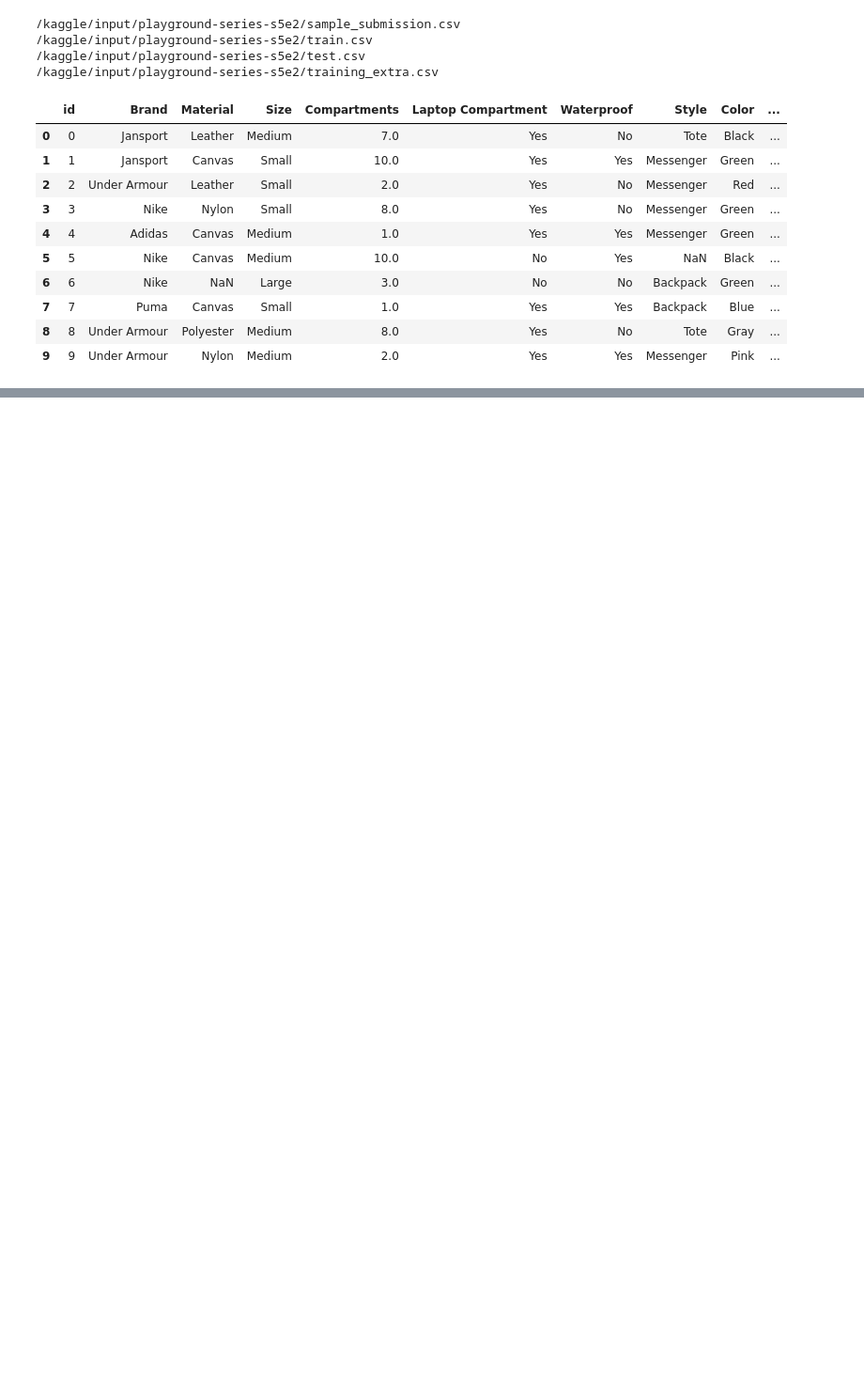
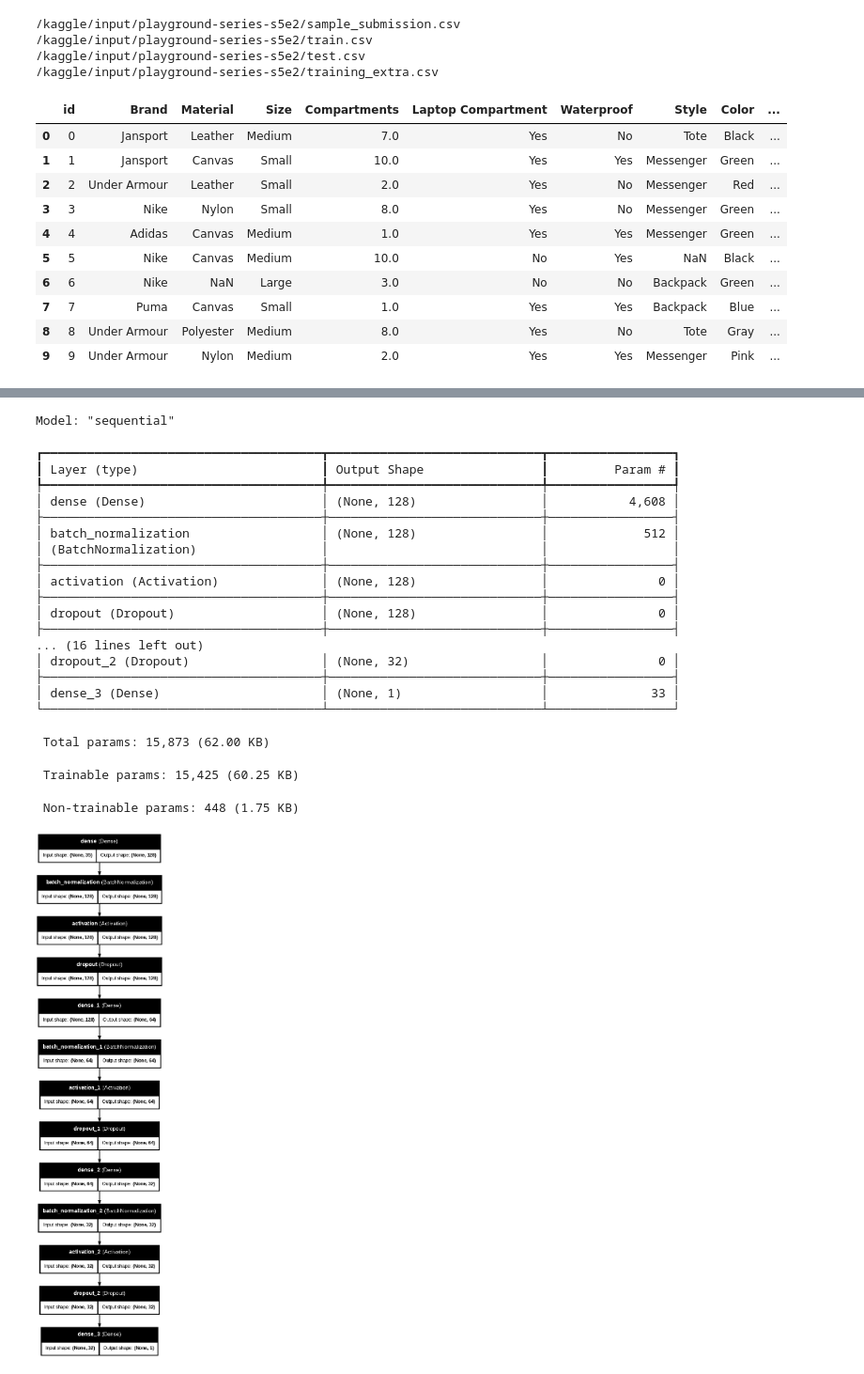
Before and after one commit to jeyavigneshr/Kaggle, a Jupyter notebook: bag_prices.ipynb, the cells around one changed output, grey strips where cells are left out. Shown at 94% size. Drawn from its saved outputs; the diff is of its cells as text; code cells hidden in the pictures; blank space fills up the shorter version.

Commit message:
Kaggle Notebook | bag_prices | Version 6

```diff
--- a/bag_prices.ipynb
+++ b/bag_prices.ipynb
@@ -166,0 +170,2 @@ print(categorical_columns)
+# %%
+test_data = pd.read_csv("/kaggle/input/playground-series-s5e2/test.csv")
@@ -197,3 +225,5 @@ def apply_imputation(X_train, X_test, numeric_columns, categorical_columns, impu
         X_test_imputed[categorical_columns] = X_test[categorical_columns].fillna('Missing')
 
     return X_train_imputed, X_test_imputed
+# %%
+X_train_imputed, X_test_imputed, test_data_imputed = apply_imputation_with_test(X_train, X_test, test_data, numeric_columns, categorical_columns, imputer)
@@ -199,0 +253,15 @@ def apply_imputation(X_train, X_test, numeric_columns, categorical_columns, impu
+# %%
+scaler = StandardScaler()
+X_train_num = scaler.fit_transform(X_train_imputed[numeric_columns])
+
+X_test_num = scaler.fit_transform(X_test_imputed[numeric_columns])
+test_data_num = scaler.fit_transform(test_data_imputed[numeric_columns])
+# y_train_num = scaler.fit_transform(y_train_imputed[numeric_columns])
+
+# y_test_num = scaler.fit_transform(y_test_imputed[numeric_columns])
+# %%
+X_train_processed = np.hstack([X_train_num, X_train_cat])
+X_test_processed = np.hstack([X_test_num, X_test_cat])
+test_data_processed = np.hstack([test_data_num, test_data_cat])
+# y_train_processed = np.hstack([y_train_num, y_train_cat])
+# y_test_processed = np.hstack([y_test_num, y_test_cat])
@@ -199,0 +356,50 @@ def apply_imputation(X_train, X_test, numeric_columns, categorical_columns, impu
+# %%
+# DNN model
+model = Sequential([
+    Input(shape=(X_train_processed.shape[1],)),
+    Dense(128, kernel_regularizer=l2(0.0001)),
+    BatchNormalization(),
+    Activation('relu'),
+    Dropout(0.2),
+
+    Dense(64, kernel_regularizer=l2(0.0001)),
+    BatchNormalization(),
+    Activation('relu'),
+    Dropout(0.2),
+
+    Dense(32, kernel_regularizer=l2(0.0001)),
+    BatchNormalization(),
+    Activation('relu'),
+    Dropout(0.2),
+    Dense(1)
+])
+
+# Compile the model
+model.compile(optimizer='adam', loss='mean_squared_error', metrics=[RootMeanSquaredError()])
+
+# Show the model summary
+model.summary()
+plot_model(model, to_file='model_structure.png', show_shapes=True, show_layer_names=True, dpi=65)
+# %% [output]
+Model: "sequential"
+┏━━━━━━━━━━━━━━━━━━━━━━━━━━━━━━━━━━━━━━┳━━━━━━━━━━━━━━━━━━━━━━━━━━━━━┳━━━━━━━━━━━━━━━━━┓
+┃ Layer (type)                         ┃ Output Shape                ┃         Param # ┃
+┡━━━━━━━━━━━━━━━━━━━━━━━━━━━━━━━━━━━━━━╇━━━━━━━━━━━━━━━━━━━━━━━━━━━━━╇━━━━━━━━━━━━━━━━━┩
+│ dense (Dense)                        │ (None, 128)                 │           4,608 │
+├──────────────────────────────────────┼─────────────────────────────┼─────────────────┤
+│ batch_normalization                  │ (None, 128)                 │             512 │
+│ (BatchNormalization)                 │                             │                 │
+├──────────────────────────────────────┼─────────────────────────────┼─────────────────┤
+│ activation (Activation)              │ (None, 128)                 │               0 │
+├──────────────────────────────────────┼─────────────────────────────┼─────────────────┤
+│ dropout (Dropout)                    │ (None, 128)                 │               0 │
+├──────────────────────────────────────┼─────────────────────────────┼─────────────────┤
+... (16 lines left out)
+│ dropout_2 (Dropout)                  │ (None, 32)                  │               0 │
+├──────────────────────────────────────┼─────────────────────────────┼─────────────────┤
+│ dense_3 (Dense)                      │ (None, 1)                   │              33 │
+└──────────────────────────────────────┴─────────────────────────────┴─────────────────┘
+ Total params: 15,873 (62.00 KB)
+ Trainable params: 15,425 (60.25 KB)
+ Non-trainable params: 448 (1.75 KB)
+[figure, added]
```
Also changed, not shown: parts of 41 cells of this notebook.
